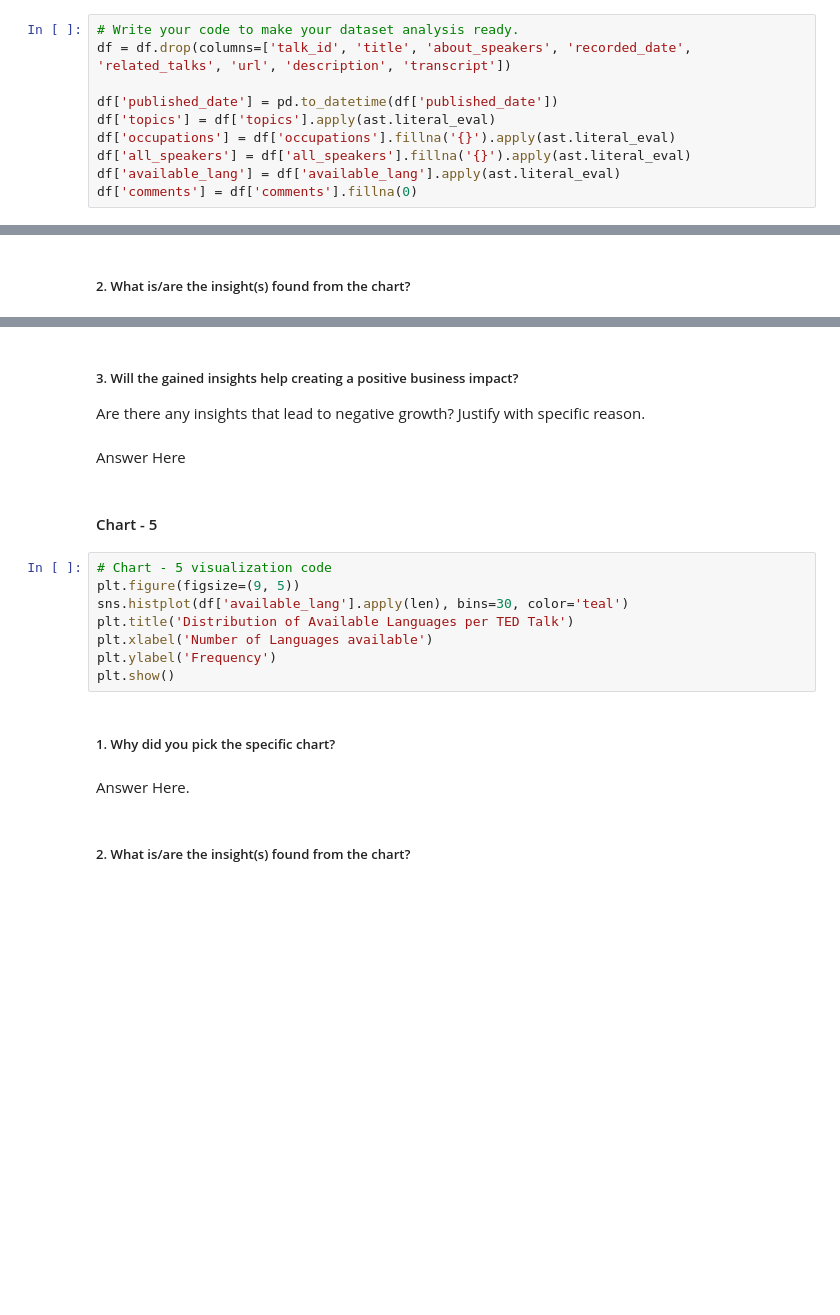
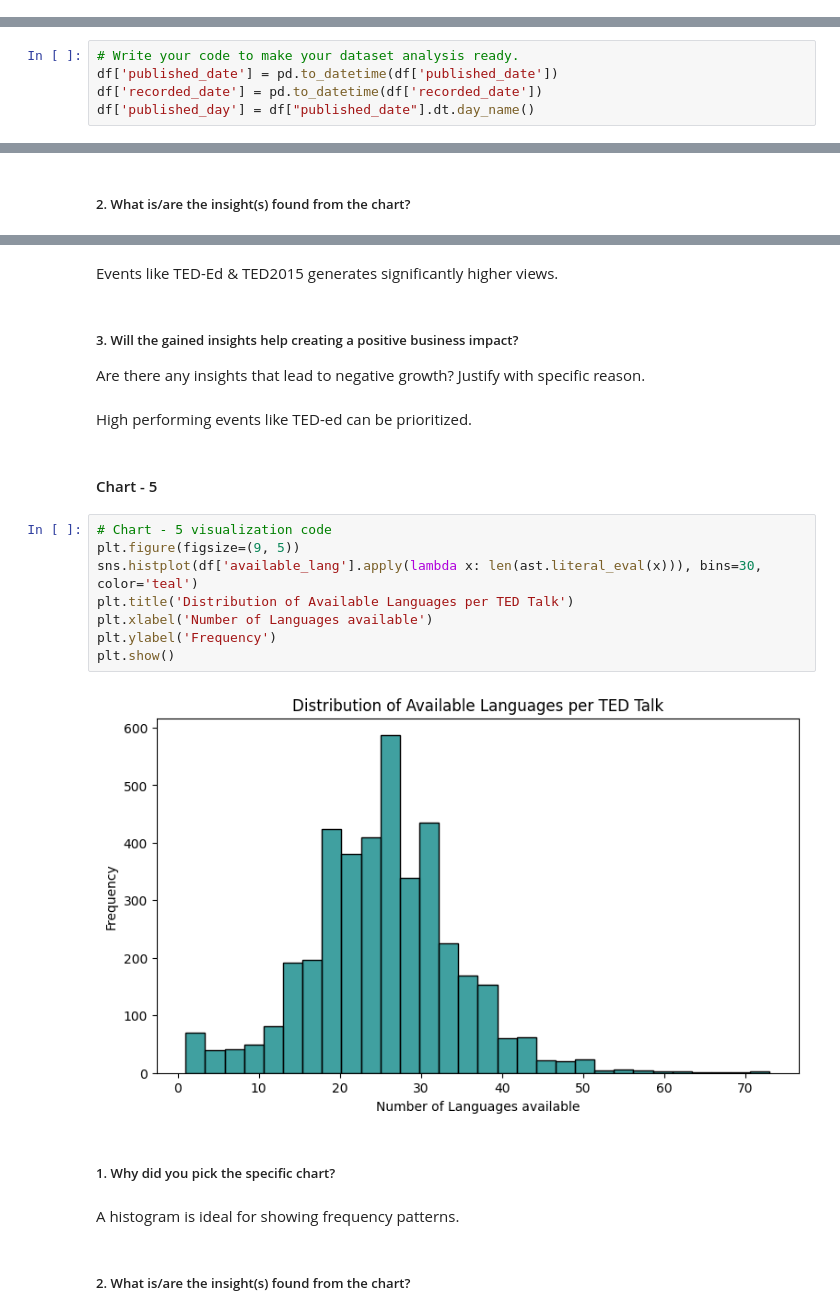
Before and after one commit to Ashish-Kumar-Vaish/TED-Talk-Regression, a Jupyter notebook: Ted_Talk_Regression.ipynb, the cells around one changed output, grey strips where cells are left out. Drawn from its saved outputs; the diff is of its cells as text; blank space fills up the shorter version.

```diff
--- a/Ted_Talk_Regression.ipynb
+++ b/Ted_Talk_Regression.ipynb
@@ -139,13 +231,3 @@ df.nunique()
 ## 3. ***Data Wrangling***
 # %% [markdown]
 ### Data Wrangling Code
-# %%
-# Write your code to make your dataset analysis ready.
-df = df.drop(columns=['talk_id', 'title', 'about_speakers', 'recorded_date', 'related_talks', 'url', 'description', 'transcript'])
-
-df['published_date'] = pd.to_datetime(df['published_date'])
-df['topics'] = df['topics'].apply(ast.literal_eval)
-df['occupations'] = df['occupations'].fillna('{}').apply(ast.literal_eval)
-df['all_speakers'] = df['all_speakers'].fillna('{}').apply(ast.literal_eval)
-df['available_lang'] = df['available_lang'].apply(ast.literal_eval)
-df['comments'] = df['comments'].fillna(0)
@@ -171,2 +234,7 @@ print(unique_occupations)
+# %%
+# Write your code to make your dataset analysis ready.
+df['published_date'] = pd.to_datetime(df['published_date'])
+df['recorded_date'] = pd.to_datetime(df['recorded_date'])
+df['published_day'] = df["published_date"].dt.day_name()
 # %% [markdown]
 ### What all manipulations have you done and insights you found?
@@ -266,21 +331,25 @@ Answer Here
+# %% [markdown]
+Events like TED-Ed & TED2015 generates significantly higher views.
 # %% [markdown]
 ##### 3. Will the gained insights help creating a positive business impact?
 Are there any insights that lead to negative growth? Justify with specific reason.
-# %% [markdown]
-Answer Here
+# %% [markdown]
+High performing events like TED-ed can be prioritized.
 # %% [markdown]
 #### Chart - 5
 # %%
 # Chart - 5 visualization code
 plt.figure(figsize=(9, 5))
-sns.histplot(df['available_lang'].apply(len), bins=30, color='teal')
+sns.histplot(df['available_lang'].apply(lambda x: len(ast.literal_eval(x))), bins=30, color='teal')
 plt.title('Distribution of Available Languages per TED Talk')
 plt.xlabel('Number of Languages available')
 plt.ylabel('Frequency')
 plt.show()
+# %% [output]
+[figure, added]
 # %% [markdown]
 ##### 1. Why did you pick the specific chart?
-# %% [markdown]
-Answer Here.
+# %% [markdown]
+A histogram is ideal for showing frequency patterns.
 # %% [markdown]
 ##### 2. What is/are the insight(s) found from the chart?
```
Also changed, not shown: parts of 226 cells of this notebook.
